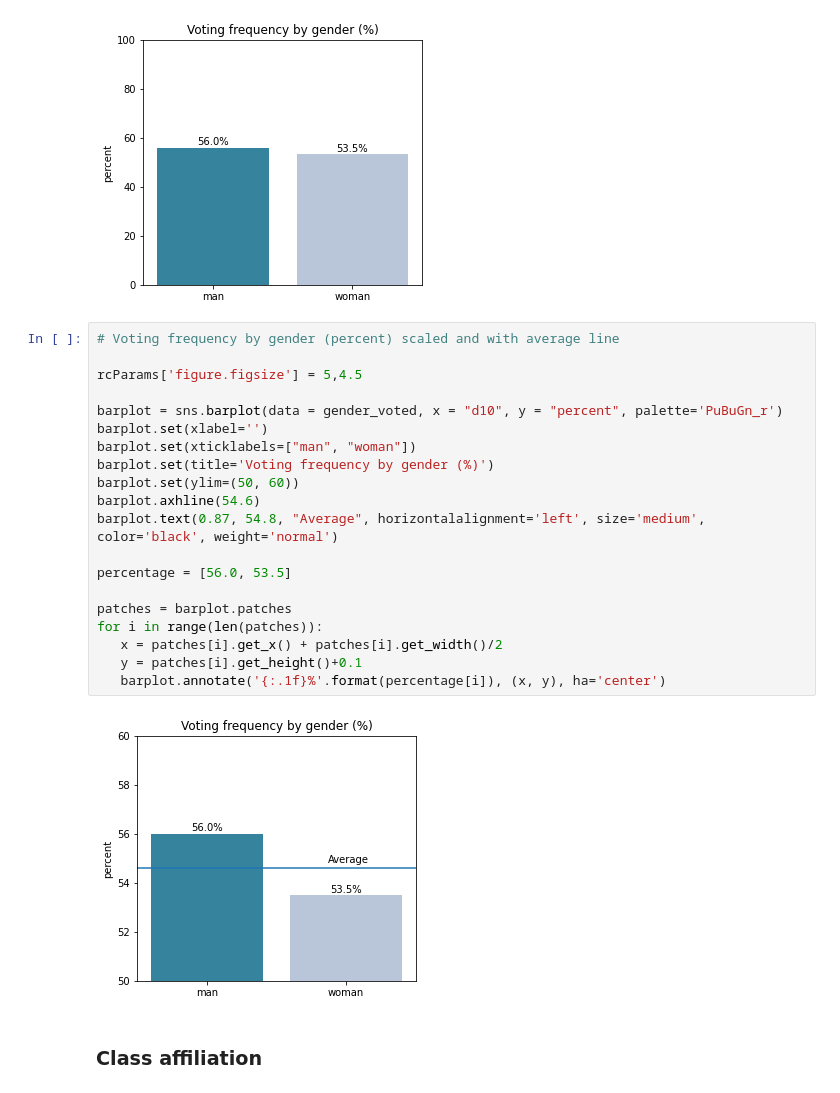
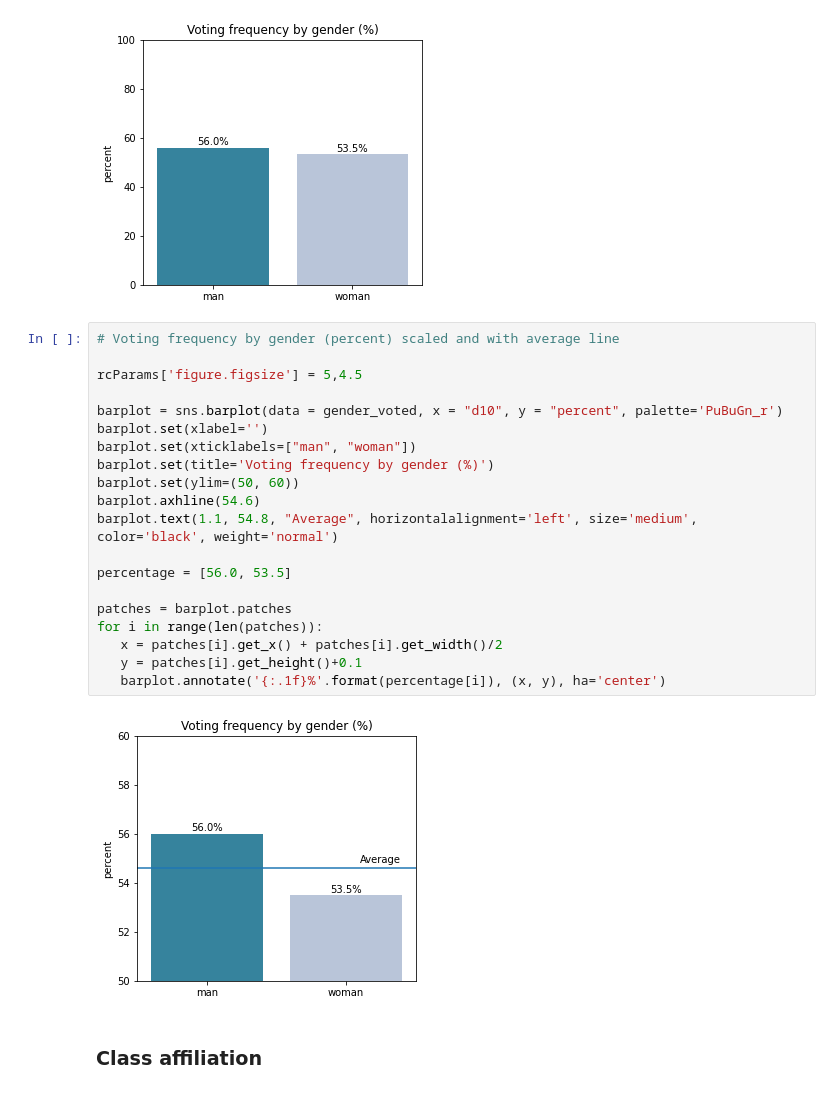
Before and after one commit to OskarKrafft/Machine-Learning-Project, a Jupyter notebook: notebooks/02_Data_Exploration_Visualisation.ipynb, the cells around one changed output. Saved outputs shown, nothing was run; the diff lists cells and outputs as text.

Commit message:
Corrected average lines

```diff
--- a/notebooks/02_Data_Exploration_Visualisation.ipynb
+++ b/notebooks/02_Data_Exploration_Visualisation.ipynb
@@ -273,25 +273,25 @@ for i in range(len(patches)):
 # %%
 # Voting frequency by gender (percent) scaled and with average line
 
 rcParams['figure.figsize'] = 5,4.5
 
 barplot = sns.barplot(data = gender_voted, x = "d10", y = "percent", palette='PuBuGn_r')
 barplot.set(xlabel='')
 barplot.set(xticklabels=["man", "woman"])
 barplot.set(title='Voting frequency by gender (%)')
 barplot.set(ylim=(50, 60))
 barplot.axhline(54.6)
-barplot.text(0.87, 54.8, "Average", horizontalalignment='left', size='medium', color='black', weight='normal')
+barplot.text(1.1, 54.8, "Average", horizontalalignment='left', size='medium', color='black', weight='normal')
 
 percentage = [56.0, 53.5]
 
 patches = barplot.patches
 for i in range(len(patches)):
    x = patches[i].get_x() + patches[i].get_width()/2
    y = patches[i].get_height()+0.1
    barplot.annotate('{:.1f}%'.format(percentage[i]), (x, y), ha='center')
 # %% [output]
-[figure, old version]
+[figure, new version]
 # %% [markdown]
 ### Class affiliation
 # %%
```
